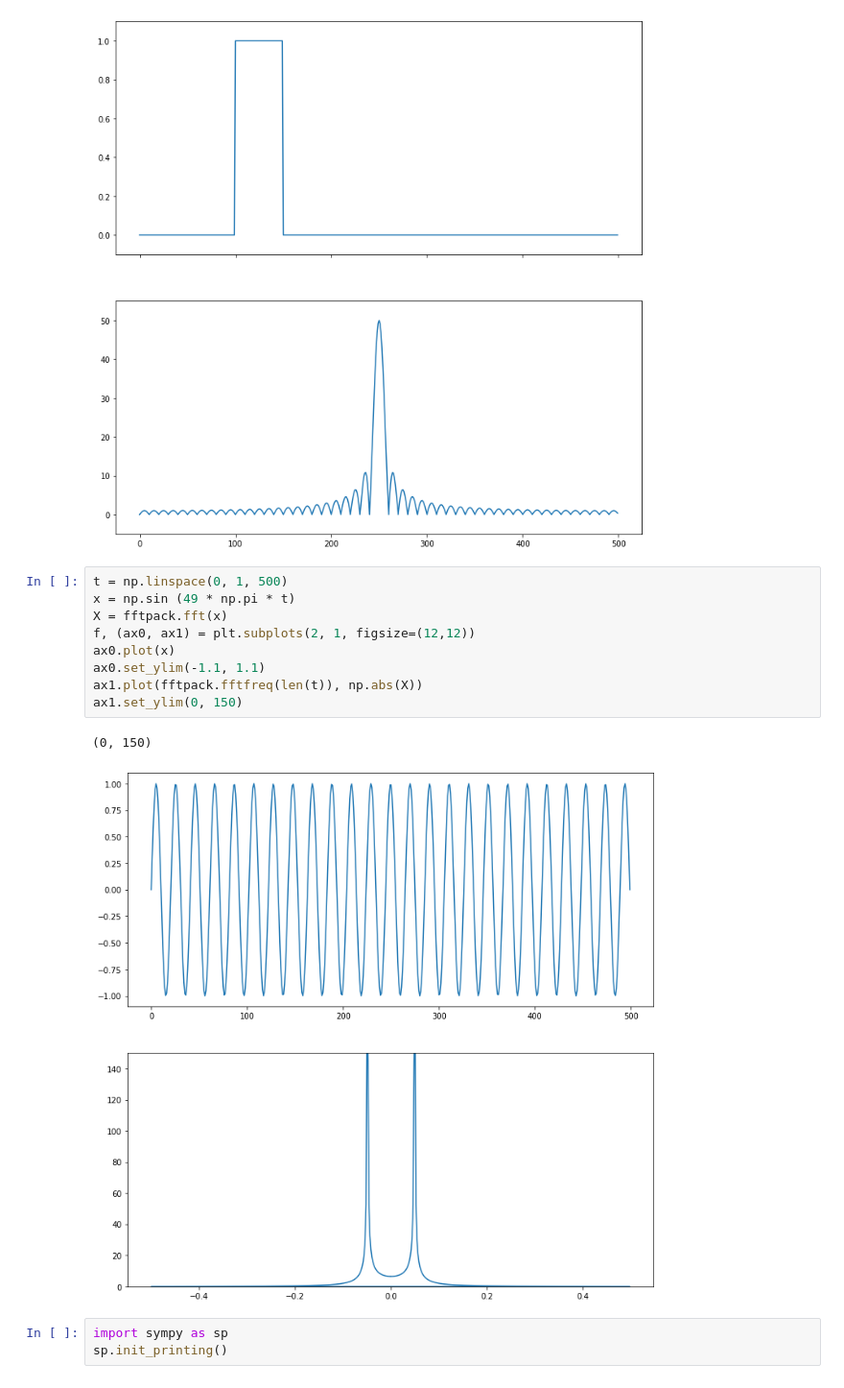
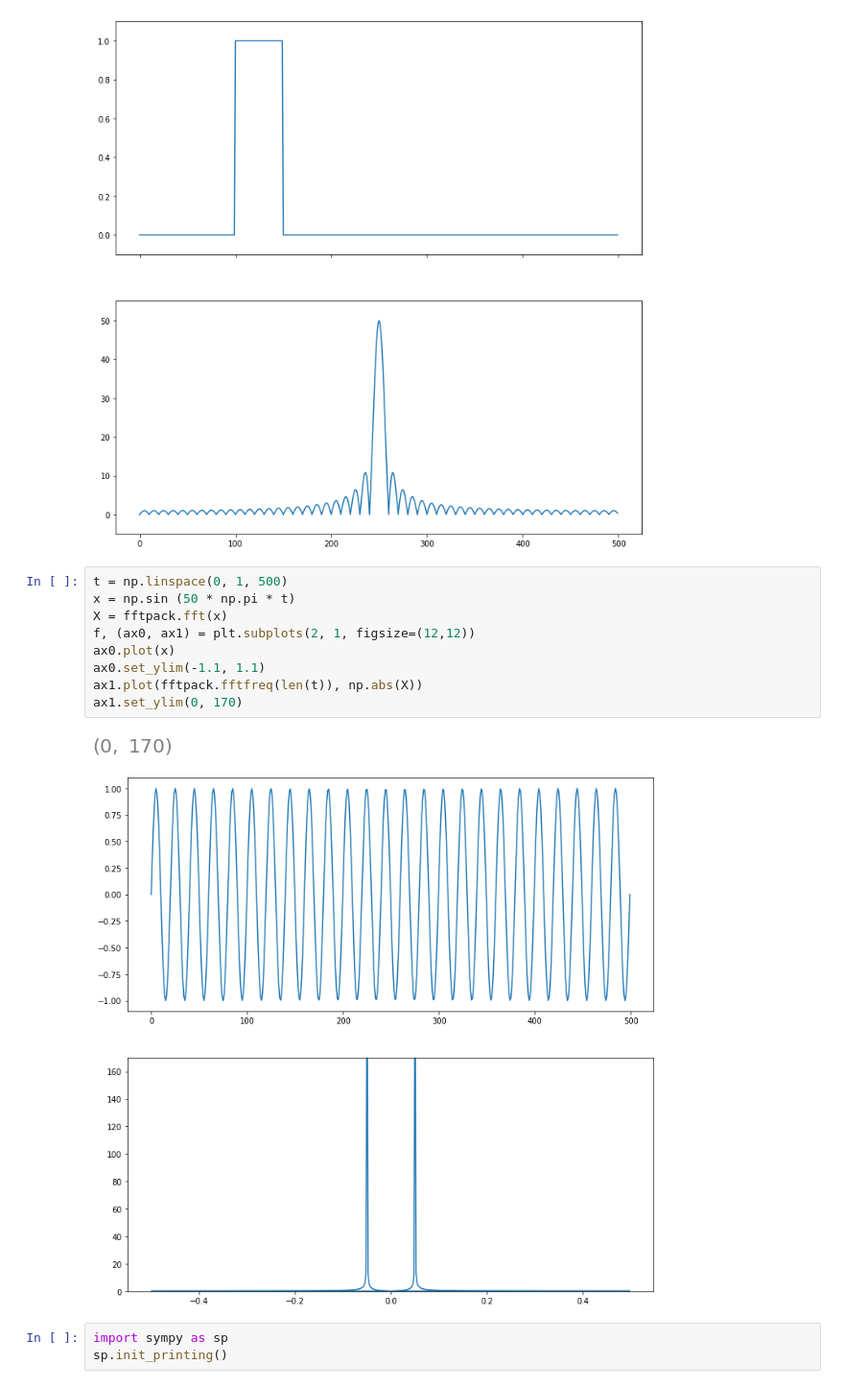
Before and after one commit to markkhusid/Jupyter-Notebooks, a Jupyter notebook: Python3_practice2.ipynb, the cells around one changed output. Shown at 96% size. Saved outputs shown, nothing was run; the diff lists cells and outputs as text.

```diff
--- a/Python3_practice2.ipynb
+++ b/Python3_practice2.ipynb
@@ -374,16 +374,16 @@ ax1.set_ylim(-5, 55)
 [figure]
 # %%
 t = np.linspace(0, 1, 500)
-x = np.sin (49 * np.pi * t)
+x = np.sin (50 * np.pi * t)
 X = fftpack.fft(x)
 f, (ax0, ax1) = plt.subplots(2, 1, figsize=(12,12))
 ax0.plot(x)
 ax0.set_ylim(-1.1, 1.1)
 ax1.plot(fftpack.fftfreq(len(t)), np.abs(X))
-ax1.set_ylim(0, 150)
+ax1.set_ylim(0, 170)
 # %% [output]
-(0, 150)
-[figure, old version]
+[figure, new version]
+[figure, added]
 # %%
 import sympy as sp
 sp.init_printing()
```
Also changed, not shown: parts of 4 cells of this notebook.
